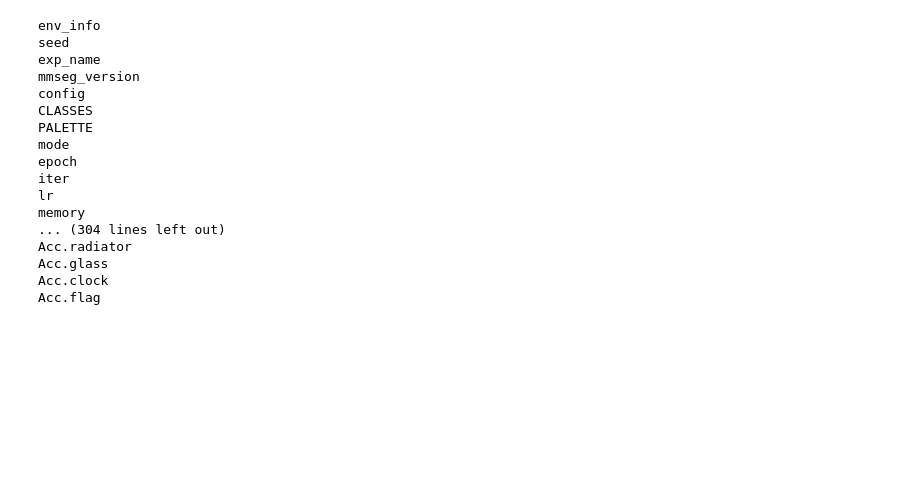
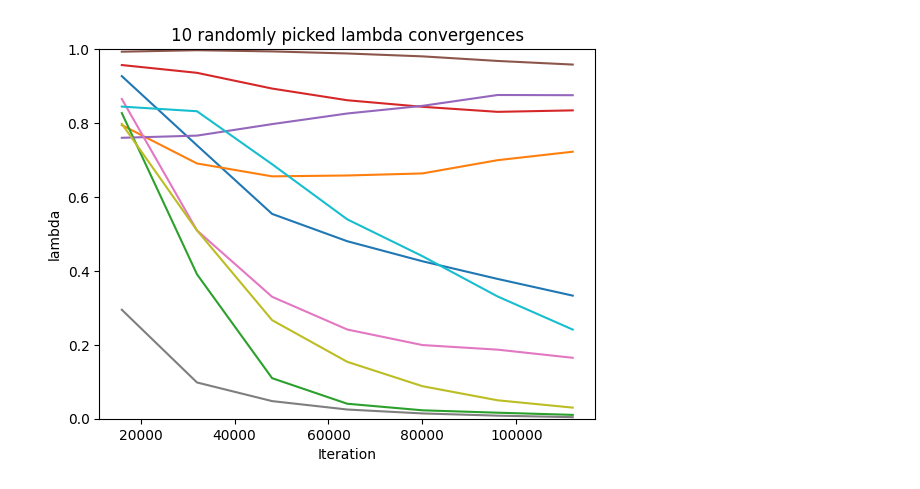
Before and after one commit to julian-klitzing/u-mixformer, a Jupyter notebook: params_analysis.ipynb, the cells around one changed output. Drawn from its saved outputs; the diff is of its cells as text; code cells hidden in the pictures; blank space fills up the shorter version.

```diff
--- a/params_analysis.ipynb
+++ b/params_analysis.ipynb
@@ -10,6 +11,9 @@ import pandas as pd
 # %%
 path_dir_sc_bn = "work_dirs/segformer_mit-b0_8xb2-160k_ade20k-512x512/20230622_154449"
 path_dir_harcoded_bn = "work_dirs/segformer_mit-b0_8xb2-160k_ade20k-512x512/20230627_150517"
+path_dir_set5 = "work_dirs/segformer_mit-b0_8xb2-160k_ade20k-512x512/20230628_131036"
+path_hardcoded_new_optim = "work_dirs/segformer_mit-b0_8xb2-160k_ade20k-512x512/20230628_151930"
+path_hardcoded_new_optim_corr_shape = "work_dirs/segformer_mit-b0_8xb2-160k_ade20k-512x512/20230629_150333"
 # path_file = "model_init_2.pth"
 # %%
 # state_dict = torch.load(path_file)#["state_dict"]
@@ -271,21 +22,41 @@ df_seg_authors.head(7)
-# %%
-for col in df_seg_authors.columns:
-    print(col)
-# %% [output]
-env_info
-seed
-exp_name
-mmseg_version
-config
-CLASSES
-PALETTE
-mode
-epoch
-iter
-lr
-memory
-... (304 lines left out)
-Acc.radiator
-Acc.glass
-Acc.clock
-Acc.flag
+# %%
+def plot_results(path_dir):
+    filenames = [filename for filename in os.listdir(path_dir) if filename.endswith("pth")]
+    numbers = []
+    for string in filenames:
+        match = re.search(r'\d+', string)  # Extracts the first occurrence of one or more digits
+        if match:
+            number = int(match.group())  # Converts the matched string to an integer
+            numbers.append(number)
+    filenames = [tup[0] for tup in sorted(zip(filenames, numbers), key=lambda x:x[1])]
+
+    alphas, lambdas = [], []
+
+    for file in filenames:
+        path_file = os.path.join(path_dir, file)
+        try:
+            state_dict = torch.load(path_file)["state_dict"]
+        except:
+            state_dict = torch.load(path_file)
+        alpha_tens = [state_dict[e] for e in state_dict if "alpha" in e][0].to(torch.device("cpu"))
+        lambda_tens = nn.Sigmoid()(alpha_tens)
+        alphas.append(alpha_tens)
+        lambdas.append(lambda_tens)
+
+    alphas_torch = torch.concat(alphas)
+    lambdas_torch = torch.concat(lambdas)
+
+    numb_alpha_convergences = 10
+    plt.title(f"{numb_alpha_convergences} randomly picked lambda convergences")
+    for i in range(numb_alpha_convergences):
+        idx_rand = np.random.randint(lambdas_torch.shape[-1])
+        plt.plot(sorted(numbers), lambdas_torch[:, idx_rand, idx_rand], label=f"Idx: {idx_rand}")
+        plt.ylim(0, 1)
+        plt.ylabel("lambda")
+        plt.xlabel("Iteration")
+
+    return lambdas_torch
+# %%
+lambdas_torch = plot_results(path_dir_set5)
+# %% [output]
+[figure, added]
```
Also changed, not shown: parts of 41 cells of this notebook.
